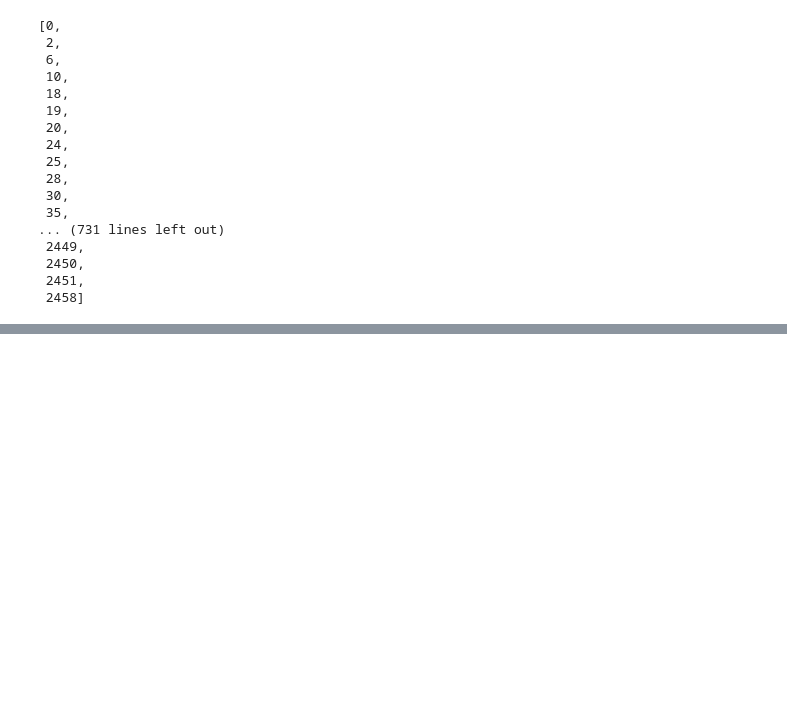
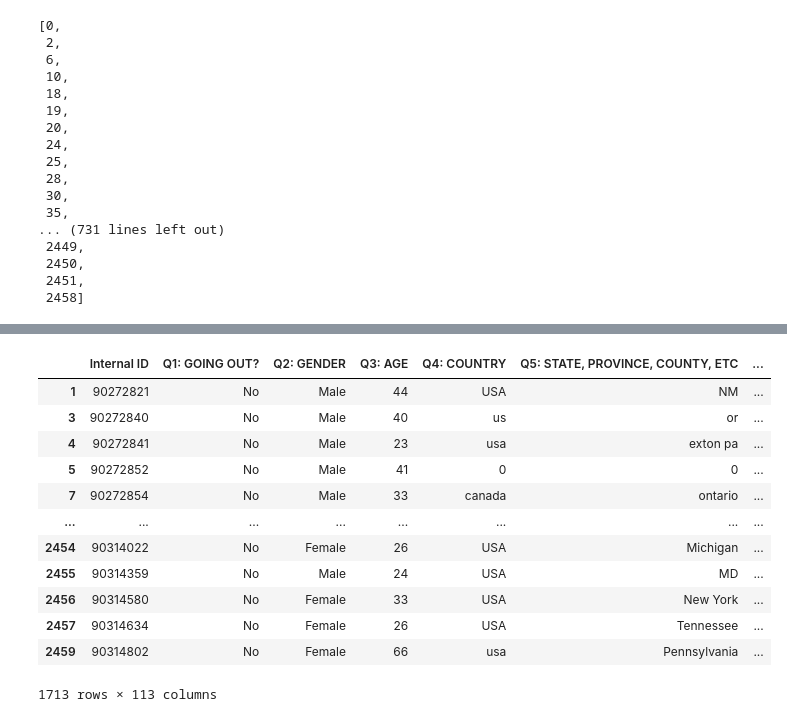
Before and after one commit to Joms94/Wrangling-Survey-Data, a Jupyter notebook: Script - candyhierarchy2017.ipynb, the cells around one changed output, grey strips where cells are left out. Cells and saved outputs as stored; diff of their text form; code cells hidden in the pictures; blank space fills up the shorter version.

```diff
--- a/Script - candyhierarchy2017.ipynb
+++ b/Script - candyhierarchy2017.ipynb
@@ -326,3 +325,3 @@ survey_df_incdrops = survey_df_media.copy()
 # %%
-survey_df_incdrops.drop(dropindex, inplace=True)
-survey_df_incdrops.head(10)
+survey_df_abandrops = survey_df_media.copy()
+survey_df_abandrops.drop(dropindex, inplace=True)
@@ -341,0 +360,5 @@ survey_df_incdrops.head(10)
+# %%
+problemcols = ['Q1: GOING OUT?', 'Q2: GENDER']
+
+for column in problemcols:
+    survey_df_abandrops[column] = [i if i != 0 else "I'd rather not say" for i in survey_df_abandrops[column]]
@@ -341,0 +382,16 @@ survey_df_incdrops.head(10)
+# %%
+survey_df_abandrops
+# %% [output]
+|  | Internal ID | Q1: GOING OUT? | Q2: GENDER | Q3: AGE | Q4: COUNTRY | Q5: STATE, PROVINCE, COUNTY, ETC | ... |
+| 1 | 90272821 | No | Male | 44 | USA | NM | ... |
+| 3 | 90272840 | No | Male | 40 | us | or | ... |
+| 4 | 90272841 | No | Male | 23 | usa | exton pa | ... |
+| 5 | 90272852 | No | Male | 41 | 0 | 0 | ... |
+| 7 | 90272854 | No | Male | 33 | canada | ontario | ... |
+| ... | ... | ... | ... | ... | ... | ... | ... |
+| 2454 | 90314022 | No | Female | 26 | USA | Michigan | ... |
+| 2455 | 90314359 | No | Male | 24 | USA | MD | ... |
+| 2456 | 90314580 | No | Female | 33 | USA | New York | ... |
+| 2457 | 90314634 | No | Female | 26 | USA | Tennessee | ... |
+| 2459 | 90314802 | No | Female | 66 | usa | Pennsylvania | ... |
+1713 rows × 113 columns
```
Also changed, not shown: parts of 12 cells of this notebook.
